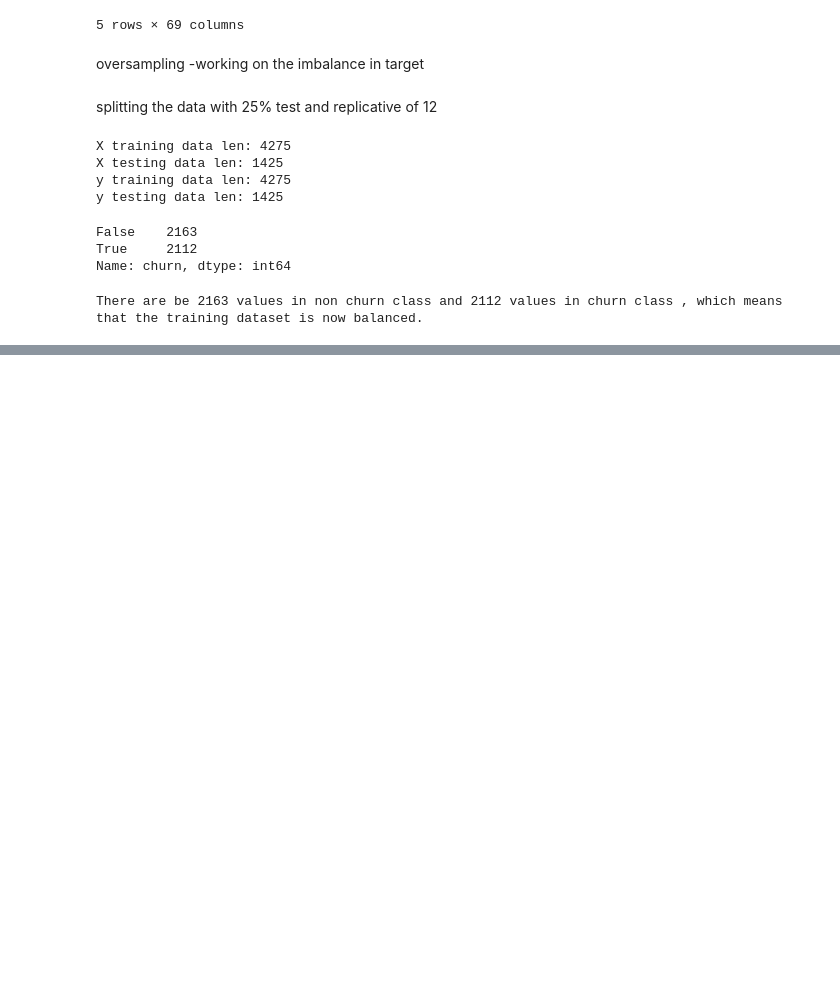
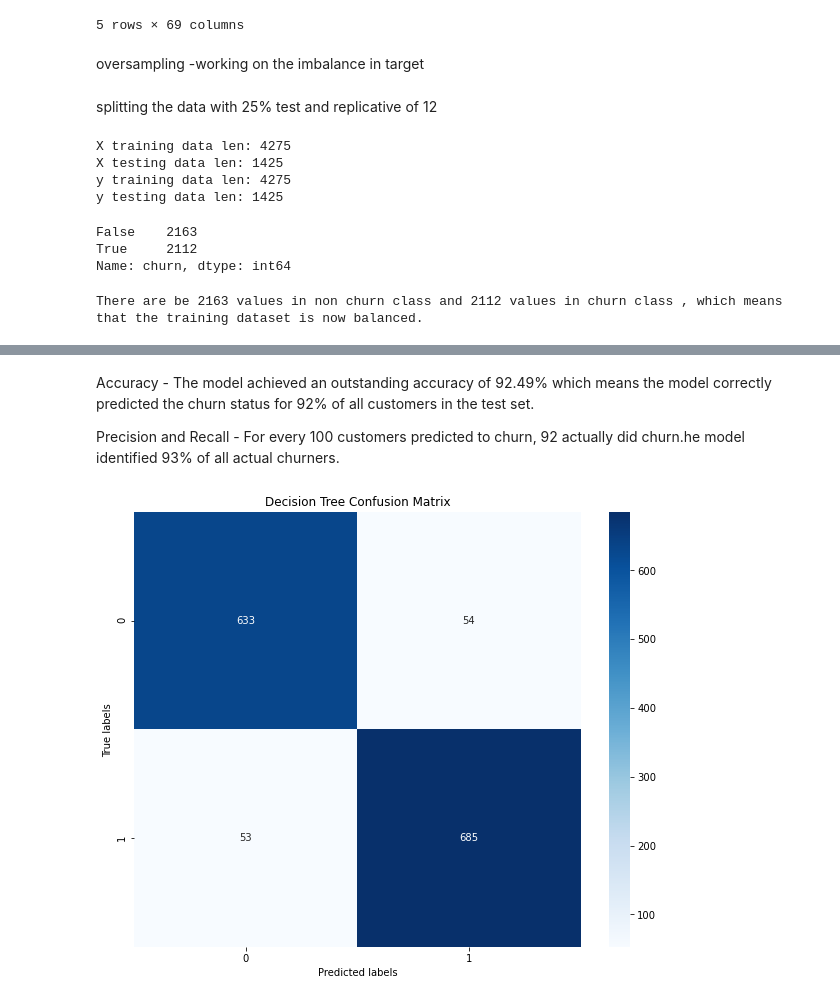
Before and after one commit to ann-mw/phase-3-project, a Jupyter notebook: Untitled.ipynb, the cells around one changed output, grey strips where cells are left out. Saved outputs shown, nothing was run; the diff lists cells and outputs as text; code cells hidden in the pictures; blank space fills up the shorter version.

```diff
--- a/Untitled.ipynb
+++ b/Untitled.ipynb
@@ -897,0 +543,29 @@ weighted avg       0.92      0.92      0.92      1425
+# %%
+# Decision Tree
+print("\nDecision Tree")
+model_dt = DecisionTreeClassifier(random_state=42)
+model_dt.fit(X_train, y_train)
+
+y_pred_dt = model_dt.predict(X_test)
+accuracy_dt = accuracy_score(y_test, y_pred_dt)
+report_dt = classification_report(y_test, y_pred_dt)
+cm_dt = confusion_matrix(y_test, y_pred_dt)
+
+# Calculate F1 score
+f1_dt = f1_score(y_test, y_pred_dt)
+
+print(f"Accuracy: {accuracy_dt:.4f}")
+print(report_dt)
+print("\nConfusion Matrix:")
+print(cm_dt)
+
+# Print F1 score
+print(f"\nF1 Score: {f1_dt:.4f}")
+
+# Save results for later use
+results_dt = {
+    'accuracy': accuracy_dt,
+    'f1_score': f1_dt,
+    'classification_report': report_dt,
+    'confusion_matrix': cm_dt
+}
@@ -897,0 +590,14 @@ weighted avg       0.92      0.92      0.92      1425
+# %% [markdown]
+Accuracy - The model achieved an outstanding accuracy of 92.49% which means the model correctly predicted the churn status for 92% of all customers in the test set.
+
+Precision and Recall - For every 100 customers predicted to churn, 92 actually did churn.he model identified 93% of all actual churners.
+# %%
+# Plot the confusion matrix
+plt.figure(figsize=(10,8))
+sns.heatmap(cm_dt, annot=True, fmt='d', cmap='Blues')
+plt.title('Decision Tree Confusion Matrix')
+plt.xlabel('Predicted labels')
+plt.ylabel('True labels')
+plt.show()
+# %% [output]
+[figure, added]
```
Also changed, not shown: parts of 92 cells of this notebook.
